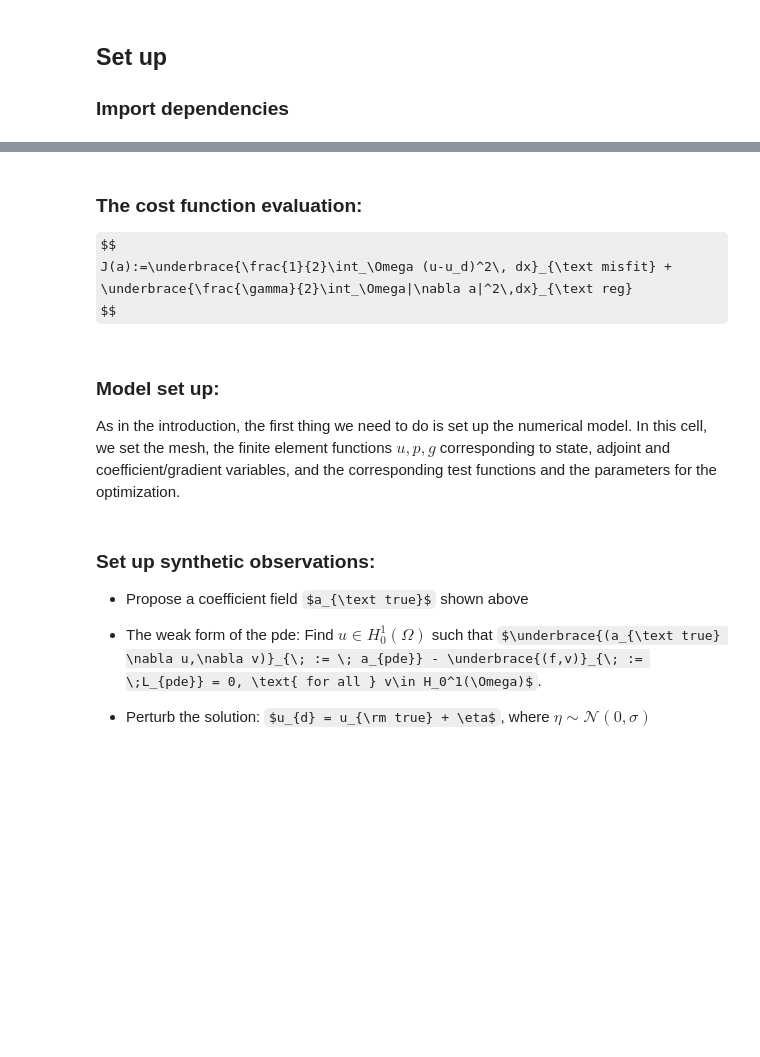
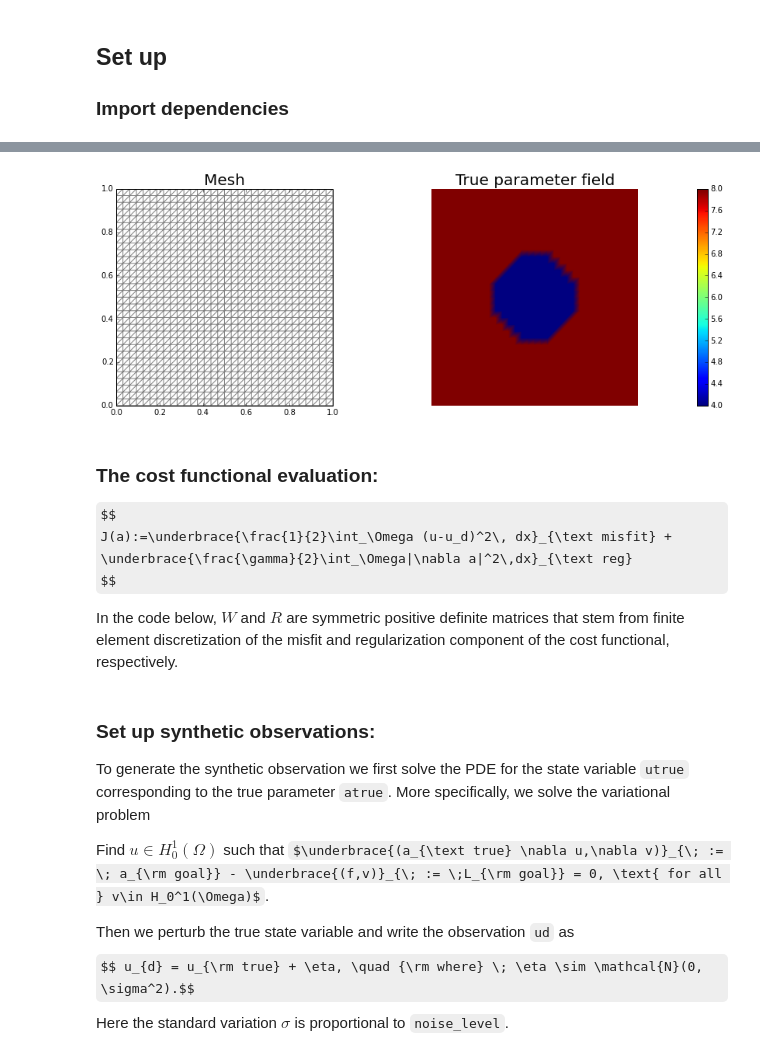
Before and after one commit to bcrestel/localhippylib, a Jupyter notebook: notebooks/PoissonDeterministic-SD.ipynb, the cells around one changed output, grey strips where cells are left out. Cells and saved outputs as stored; diff of their text form; code cells hidden in the pictures; some formulas as TeX source; blank space fills up the shorter version.

```diff
--- a/notebooks/PoissonDeterministic-SD.ipynb
+++ b/notebooks/PoissonDeterministic-SD.ipynb
@@ -107,0 +119,31 @@ np.random.seed(seed=1)
+# %%
+# create mesh and define function spaces
+nx = 32
+ny = 32
+mesh = UnitSquareMesh(nx, ny)
+Va = FunctionSpace(mesh, 'Lagrange', 1)
+Vu = FunctionSpace(mesh, 'Lagrange', 2)
+
+# The true and inverted parameter
+atrue = interpolate(Expression('8. - 4.*(pow(x[0] - 0.5,2) + pow(x[1] - 0.5,2) < pow(0.2,2))'), Va)
+a = interpolate(Expression("4."),Va)
+
+# define function for state and adjoint
+u = Function(Vu)
+p = Function(Vu)
+
+# define Trial and Test Functions
+u_trial, p_trial, a_trial = TrialFunction(Vu), TrialFunction(Vu), TrialFunction(Va)
+u_test, p_test, a_test = TestFunction(Vu), TestFunction(Vu), TestFunction(Va)
+
+# initialize input functions
+f = Constant("1.0")
+u0 = Constant("0.0")
+
+# plot
+plt.figure(figsize=(15,5))
+nb.plot(mesh,subplot_loc=121, mytitle="Mesh", show_axis='on')
+nb.plot(atrue,subplot_loc=122, mytitle="True parameter field")
+plt.show()
+# %% [output]
+[figure, added]
@@ -108,7 +157,9 @@ np.random.seed(seed=1)
 # %% [markdown]
-### The cost function evaluation:
+### The cost functional evaluation:
 
 $$
 J(a):=\underbrace{\frac{1}{2}\int_\Omega (u-u_d)^2\, dx}_{\text misfit} + \underbrace{\frac{\gamma}{2}\int_\Omega|\nabla a|^2\,dx}_{\text reg}
 $$
+
+In the code below, $W$ and $R$ are symmetric positive definite matrices that stem from finite element discretization of the misfit and regularization component of the cost functional, respectively.
 # %%
@@ -118,7 +179,3 @@ def cost(u, ud, a, W, R):
     reg = 0.5 * a.vector().inner(R*a.vector() )
     misfit = 0.5 * diff.inner(W * diff)
     return [reg + misfit, misfit, reg]
-# %% [markdown]
-### Model set up:
-
-As in the introduction, the first thing we need to do is set up the numerical model.  In this cell, we set the mesh, the finite element functions $u, p, g$ corresponding to state, adjoint and coefficient/gradient variables, and the corresponding test functions and the parameters for the optimization.
@@ -172,9 +182,12 @@ bc2 = DirichletBC(V2, u0, u0_boundary)
 # %% [markdown]
 ### Set up synthetic observations:
 
-- Propose a coefficient field $a_{\text true}$ shown above
-- The weak form of the pde:
-    Find $u\in H_0^1(\Omega)$ such that $\underbrace{(a_{\text true} \nabla u,\nabla v)}_{\; := \; a_{pde}} - \underbrace{(f,v)}_{\; := \;L_{pde}} = 0, \text{ for all } v\in H_0^1(\Omega)$.
+To generate the synthetic observation we first solve the PDE for the state variable ``utrue`` corresponding to the true parameter ``atrue``.
+More specifically, we solve the variational problem
 
-- Perturb the solution: $u_{d} = u_{\rm true} + \eta$, where $\eta \sim \mathcal{N}(0, \sigma)$
+Find $u\in H_0^1(\Omega)$ such that $\underbrace{(a_{\text true} \nabla u,\nabla v)}_{\; := \; a_{\rm goal}} - \underbrace{(f,v)}_{\; := \;L_{\rm goal}} = 0, \text{ for all } v\in H_0^1(\Omega)$.
+
+Then we perturb the true state variable and write the observation ``ud`` as
+$$ u_{d} = u_{\rm true} + \eta, \quad {\rm where} \; \eta \sim \mathcal{N}(0, \sigma^2).$$
+Here the standard variation $\sigma$ is proportional to ``noise_level``.
 # %%
```
Also changed, not shown: parts of 16 cells of this notebook.
